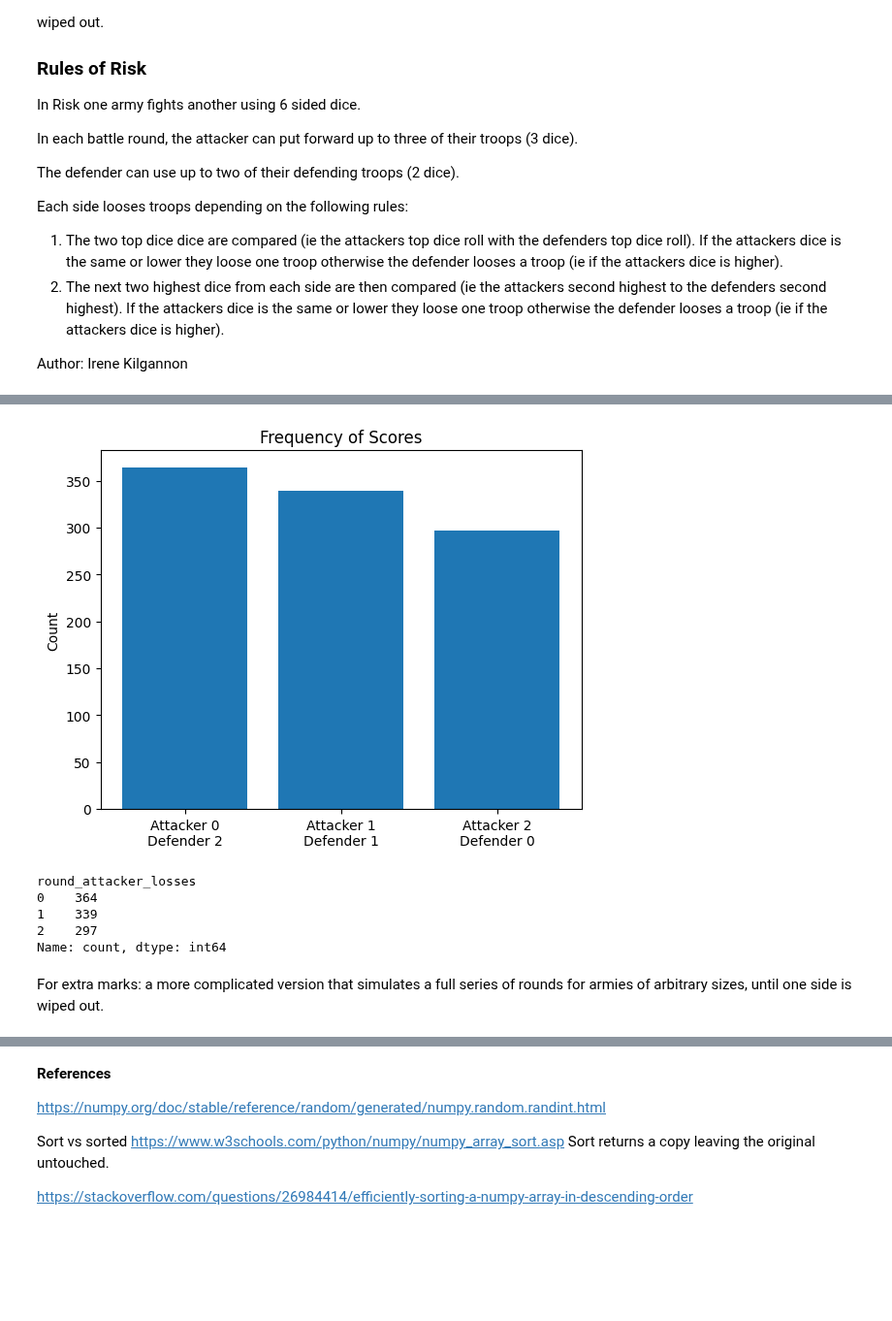
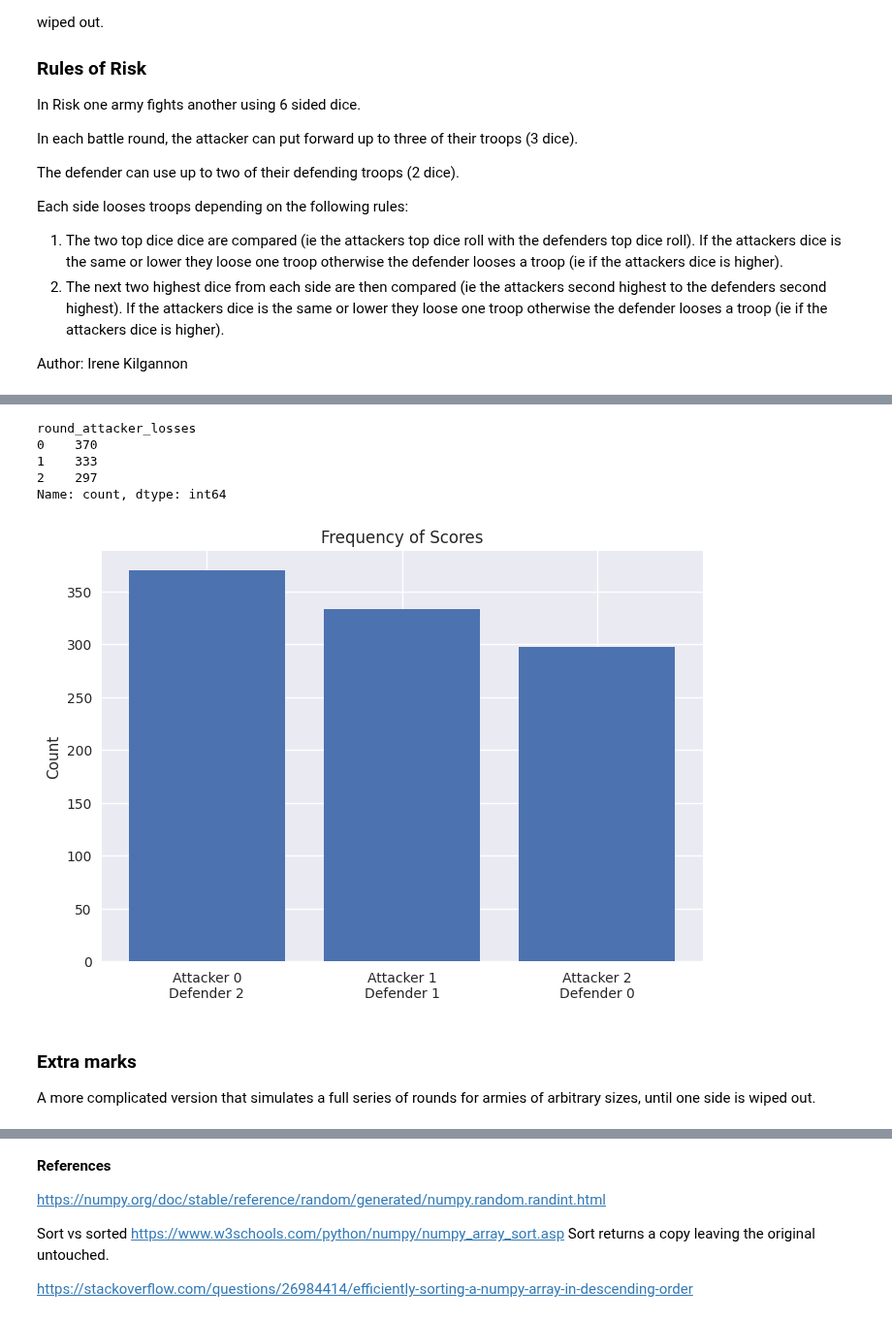
Before and after one commit to IreneKilgannon/PFDA, a Jupyter notebook: PFDA-assignments/assignment_5_risk.ipynb, the cells around one changed output, grey strips where cells are left out. Shown at 97% size. Cells and saved outputs as stored; diff of their text form; code cells hidden in the pictures; blank space fills up the shorter version.

```diff
--- a/PFDA-assignments/assignment_5_risk.ipynb
+++ b/PFDA-assignments/assignment_5_risk.ipynb
@@ -160,21 +98,14 @@ round_scores.head()
-# %%
-# Display the frequncy of round scores
-y = np.array(round_scores['round_attacker_losses'].value_counts())
-
-x = np.array(['Attacker 0\nDefender 2', 'Attacker 1\nDefender 1', 'Attacker 2\nDefender 0'])
-
-plt.bar(x, y)
-plt.title('Frequency of Scores')
-plt.ylabel('Count')
-plt.show()
-
-print(round_scores['round_attacker_losses'].value_counts())
-# %% [output]
-[figure, removed]
-round_attacker_losses
-0    364
-1    339
-2    297
-Name: count, dtype: int64
+# %%
+# Plot the frequency of possible scores
+score_frequency(round_scores)
+# %% [output]
+round_attacker_losses
+0    370
+1    333
+2    297
+Name: count, dtype: int64
+[figure, added]
 # %% [markdown]
-For extra marks: a more complicated version that simulates a full series of rounds for armies of arbitrary sizes, until one side is wiped out.
+### Extra marks
+
+A more complicated version that simulates a full series of rounds for armies of arbitrary sizes, until one side is wiped out.
```
Also changed, not shown: parts of 27 cells of this notebook, 1 other file.
